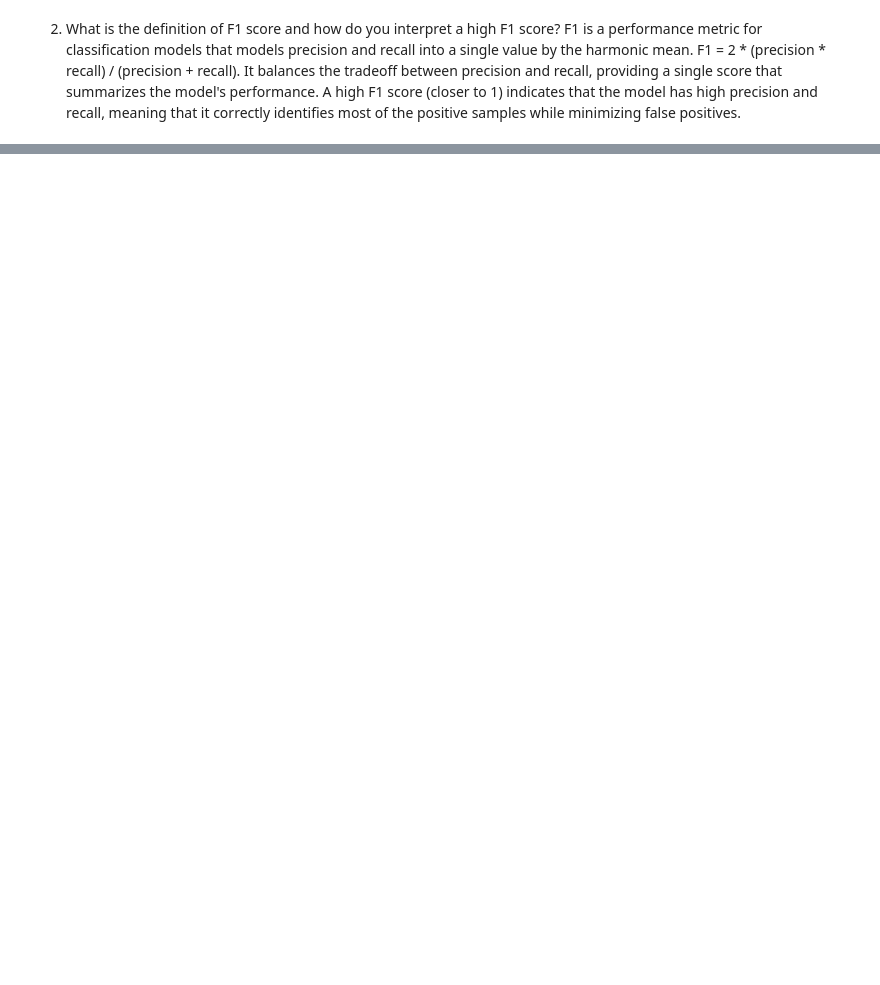
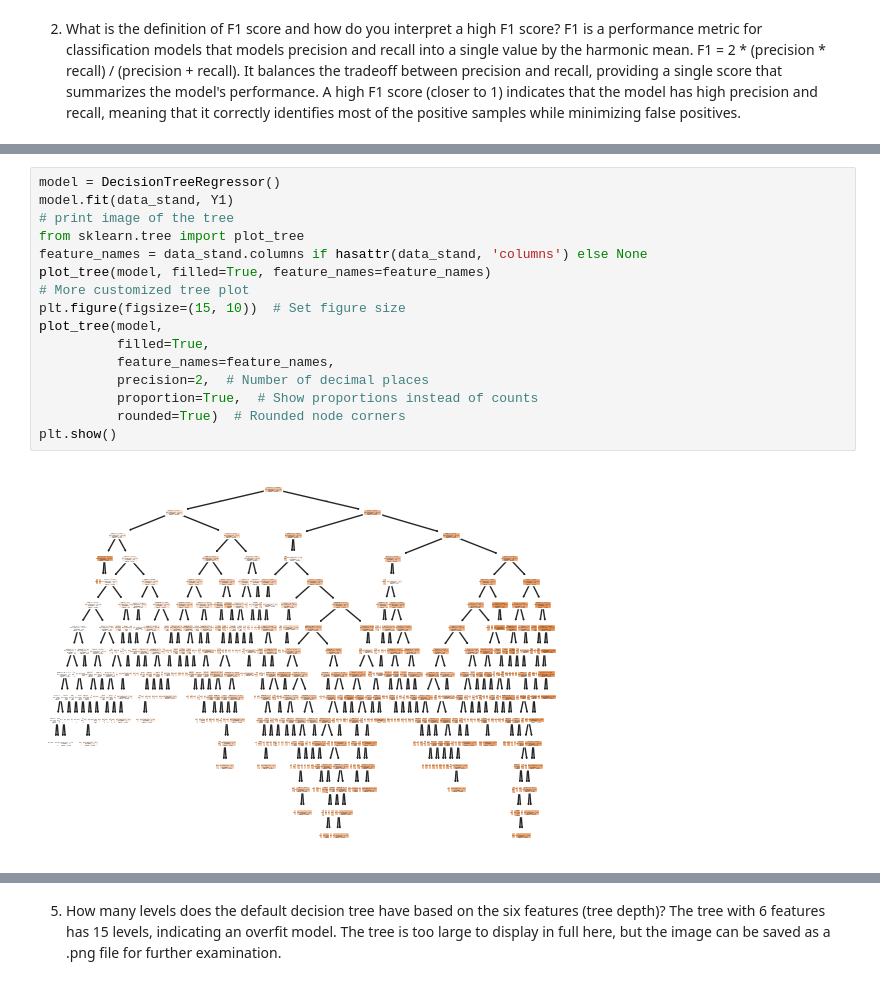
Before and after one commit to Trolann/cmpe188-assignments, a Jupyter notebook: decisiontree_assignment/descisionTree_hw_baseball_CMPE188.ipynb, the cells around one changed output, grey strips where cells are left out. Drawn from its saved outputs; the diff is of its cells as text; blank space fills up the shorter version.

```diff
--- a/decisiontree_assignment/descisionTree_hw_baseball_CMPE188.ipynb
+++ b/decisiontree_assignment/descisionTree_hw_baseball_CMPE188.ipynb
@@ -49,0 +238,18 @@ A high F1 score (closer to 1) indicates that the model has high precision and re
+# %%
+model = DecisionTreeRegressor()
+model.fit(data_stand, Y1)
+# print image of the tree
+from sklearn.tree import plot_tree
+feature_names = data_stand.columns if hasattr(data_stand, 'columns') else None
+plot_tree(model, filled=True, feature_names=feature_names)
+# More customized tree plot
+plt.figure(figsize=(15, 10))  # Set figure size
+plot_tree(model,
+          filled=True,
+          feature_names=feature_names,
+          precision=2,  # Number of decimal places
+          proportion=True,  # Show proportions instead of counts
+          rounded=True)  # Rounded node corners
+plt.show()
+# %% [output]
+[figure, added]
@@ -49,0 +257,3 @@ A high F1 score (closer to 1) indicates that the model has high precision and re
+# %% [markdown]
+5. How many levels does the default decision tree have based on the six features (tree depth)?
+The tree with 6 features has 15 levels, indicating an overfit model. The tree is too large to display in full here, but the image can be saved as a .png file for further examination.
```
Also changed, not shown: parts of 12 cells of this notebook, 2 other files.
